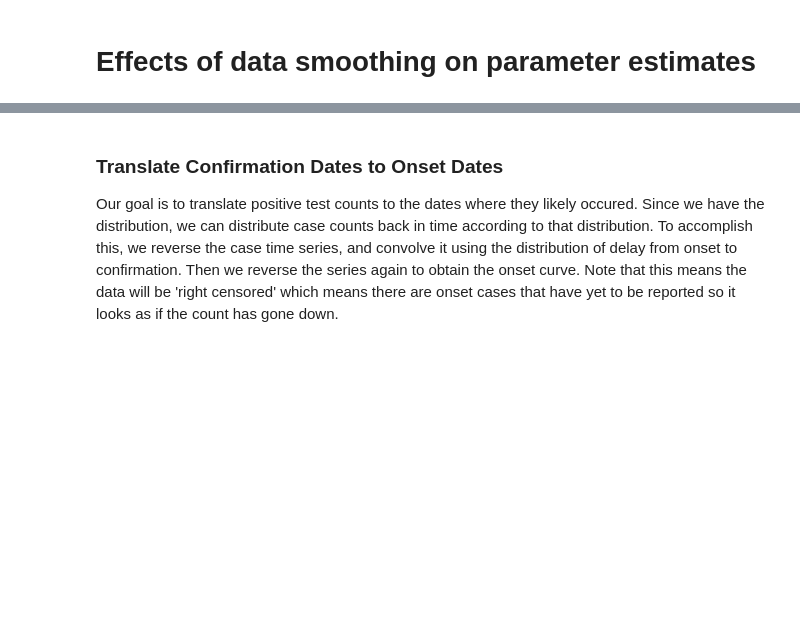
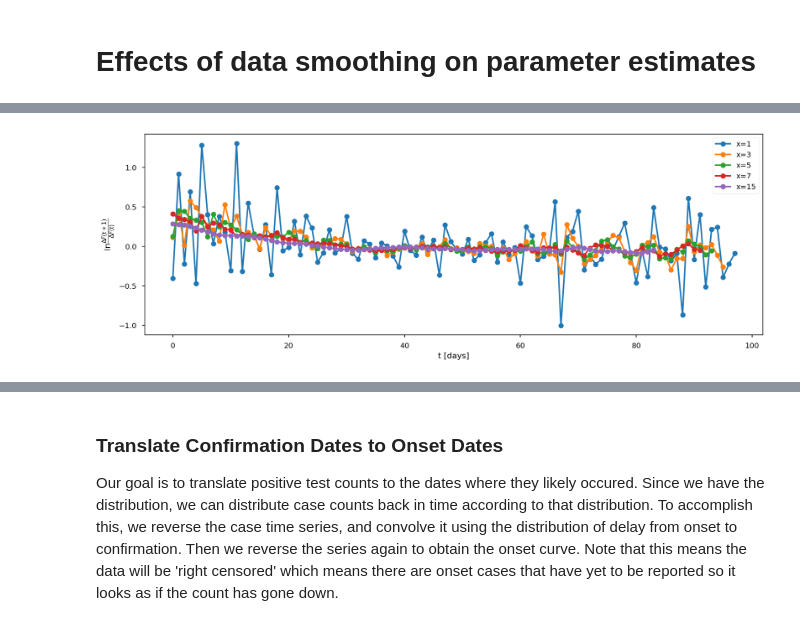
Before and after one commit to dimarkov/SIRCovid19, a Jupyter notebook: smoothing_data.ipynb, the cells around one changed output, grey strips where cells are left out. Drawn from its saved outputs; the diff is of its cells as text; code cells hidden in the pictures; blank space fills up the shorter version.

```diff
--- a/smoothing_data.ipynb
+++ b/smoothing_data.ipynb
@@ -137,3 +154,19 @@ fig.savefig('smoothing.png', dpi=300)
+# %%
+import numpy as onp
+fig, axes = plt.subplots(1, 1, figsize=(15, 5))
+
+for x in [1, 3, 5, 7, 15]:
+    dF = df_national.D.diff().rolling(window=x, center=True, win_type='gaussian').mean(std=2.6).dropna()
+
+    log_ratios = onp.log(dF.values[1:]) - onp.log(dF.values[:-1])
+
+    axes.plot(log_ratios, 'o-', label='x={}'.format(x), lw=2)
+
+axes.set_ylabel(r'$\ln \frac{\Delta F(t+1)}{\Delta F(t)}$');
+axes.set_xlabel('t [days]');
+axes.legend();
+# %% [output]
+[figure, added]
 # %%
 # fitting the static model
 num_warmup = 1000
```
Also changed, not shown: parts of 35 cells of this notebook.
